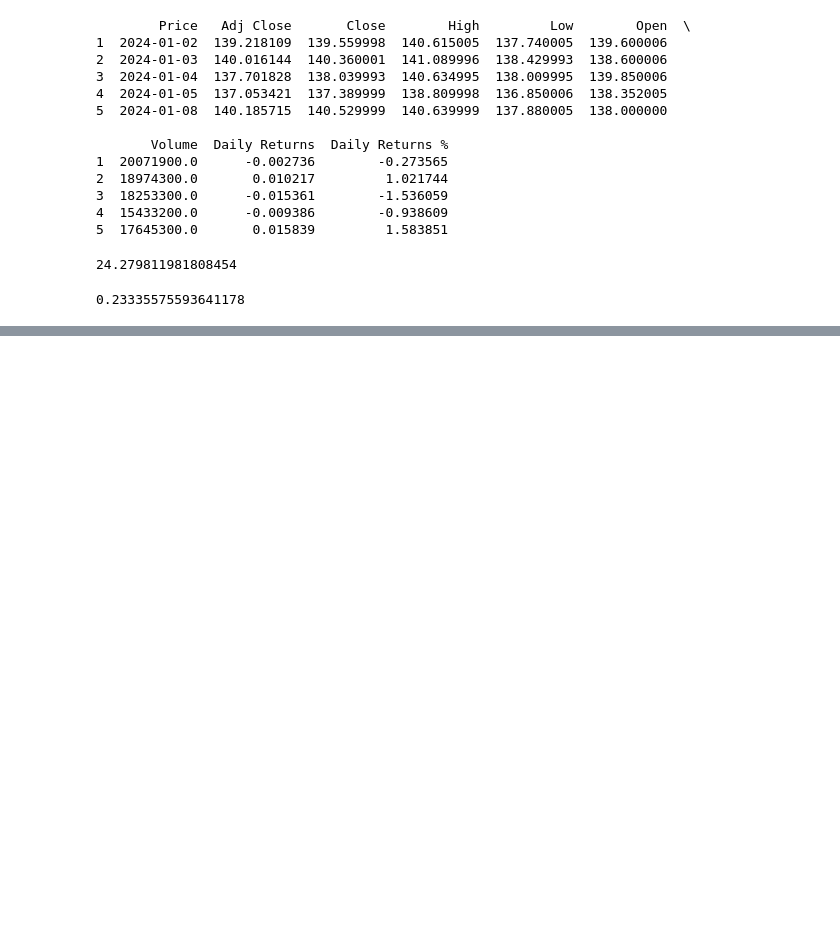
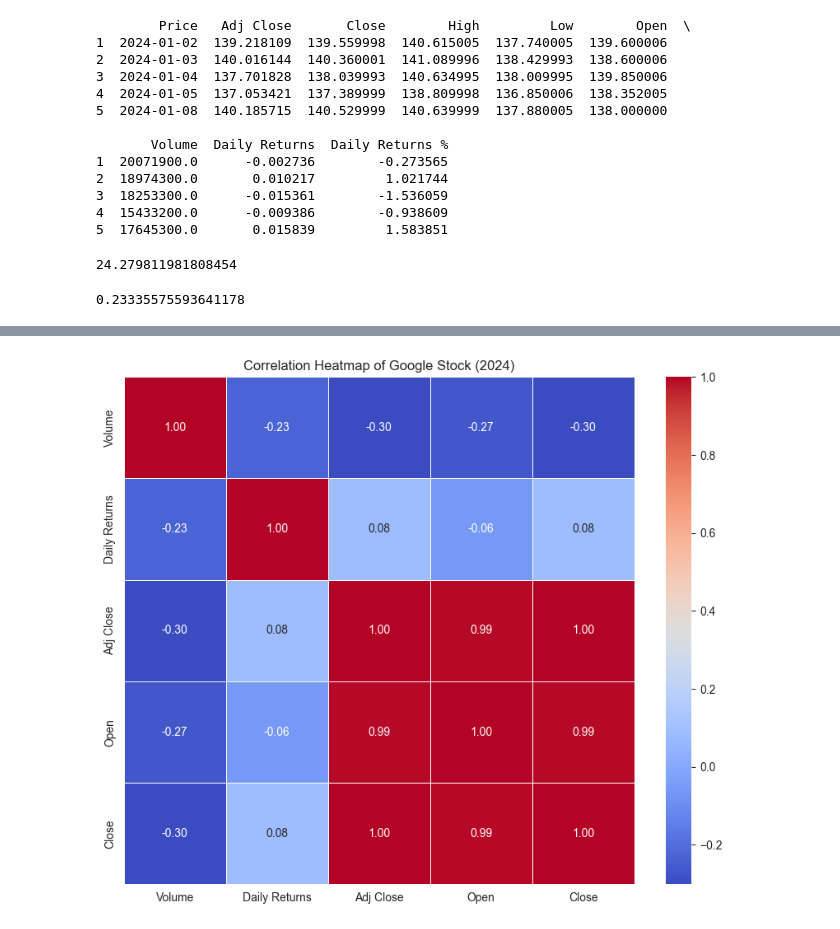
Before and after one commit to YazRaso/Google-Stock-Analyzer, a Jupyter notebook: project.ipynb, the cells around one changed output, grey strips where cells are left out. Drawn from its saved outputs; the diff is of its cells as text; code cells hidden in the pictures; blank space fills up the shorter version.

Commit message:
Designed visuals

```diff
--- a/project.ipynb
+++ b/project.ipynb
@@ -120,2 +120,17 @@ mar_volume_traded = df["Volume"].iloc[feb_end+1:mar_end+1].sum()
 # %%
 # Create visuals
+
+# heat map for daily returns
+columns = ['Volume', 'Daily Returns', 'Adj Close',
+           'Open', 'Close']
+
+# Calculate Correlation Matrix
+correlation_matrix = df[columns].corr()
+
+# Plot Heatmap
+plt.figure(figsize=(10, 8))
+sns.heatmap(correlation_matrix, annot=True, cmap="coolwarm", fmt=".2f", linewidths=0.5)
+plt.title("Correlation Heatmap of Google Stock (2024)")
+plt.show()
+# %% [output]
+[figure, added]
```
Also changed, not shown: parts of 7 cells of this notebook.
